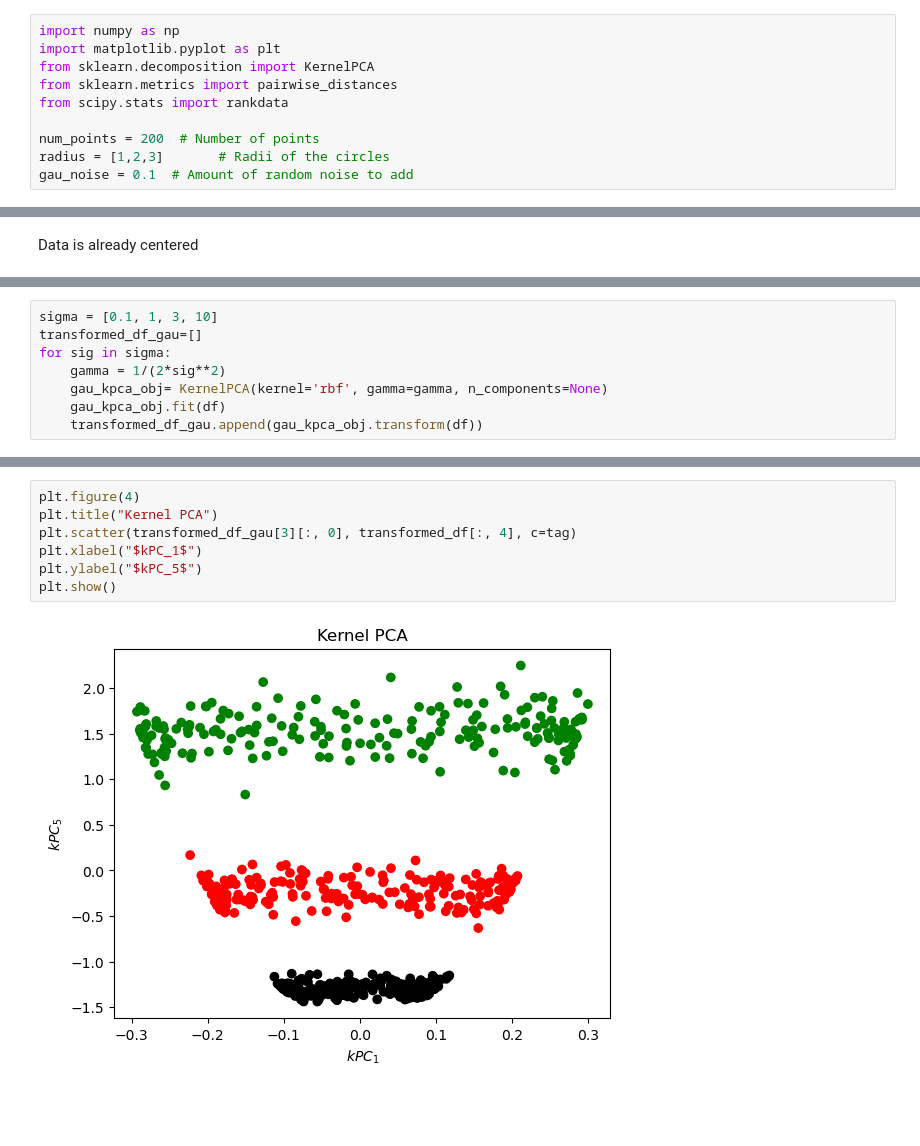
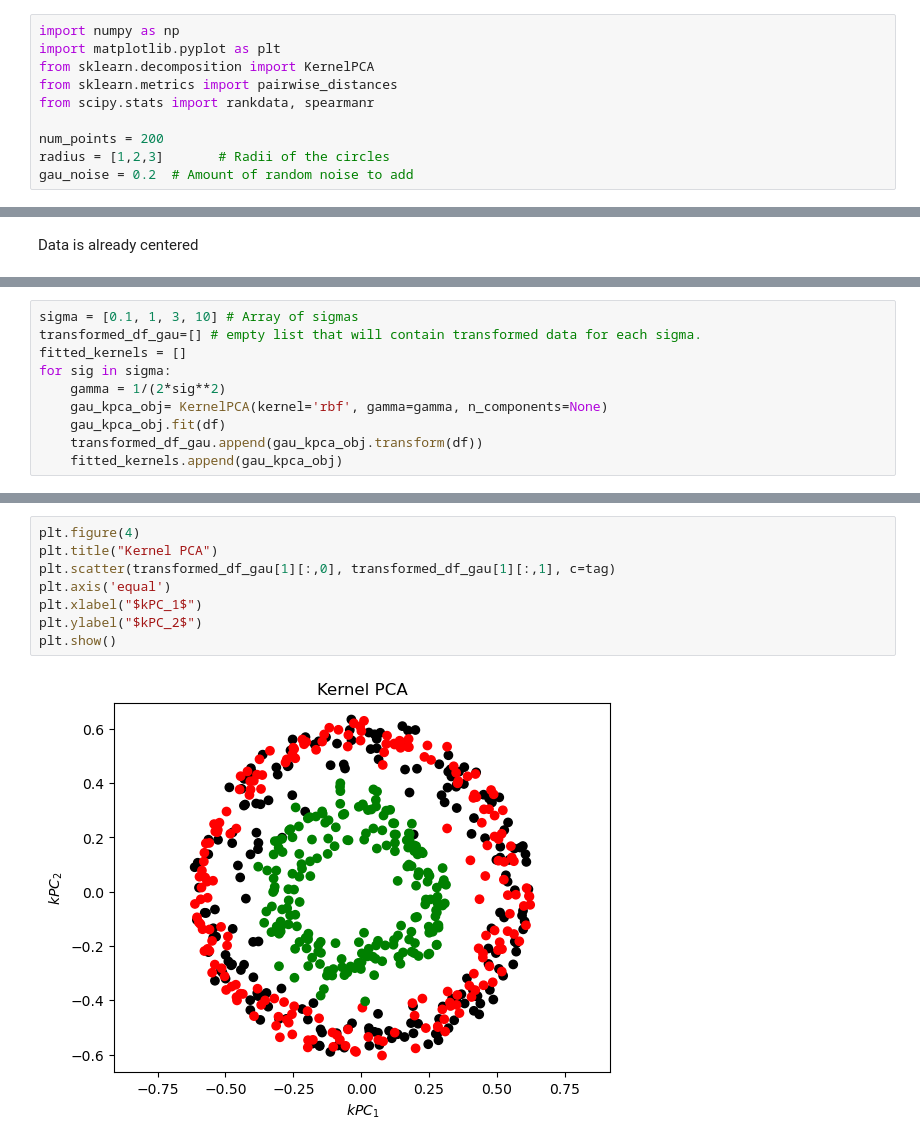
Before and after one commit to avsngh-git/Masters-Projects, a Jupyter notebook: Unsupervised-Learning/Project1.ipynb, the cells around one changed output, grey strips where cells are left out. Saved outputs shown, nothing was run; the diff lists cells and outputs as text; blank space fills up the shorter version.

```diff
--- a/Unsupervised-Learning/Project1.ipynb
+++ b/Unsupervised-Learning/Project1.ipynb
@@ -3,11 +3,11 @@ import numpy as np
 import matplotlib.pyplot as plt
 from sklearn.decomposition import KernelPCA
 from sklearn.metrics import pairwise_distances
-from scipy.stats import rankdata
+from scipy.stats import rankdata, spearmanr
 
-num_points = 200  # Number of points
+num_points = 200
 radius = [1,2,3]       # Radii of the circles
-gau_noise = 0.1  # Amount of random noise to add
+gau_noise = 0.2  # Amount of random noise to add
 # %%
 # Generate angles evenly distributed along the circle
 angles = np.linspace(0, 2 * np.pi, num_points)
@@ -119,8 +115,10 @@ shephard_diagram(flat_original_pd, flat_poly_pd)
 # %%
-sigma = [0.1, 1, 3, 10]
-transformed_df_gau=[]
+sigma = [0.1, 1, 3, 10] # Array of sigmas
+transformed_df_gau=[] # empty list that will contain transformed data for each sigma.
+fitted_kernels = []
 for sig in sigma:
     gamma = 1/(2*sig**2)
     gau_kpca_obj= KernelPCA(kernel='rbf', gamma=gamma, n_components=None)
     gau_kpca_obj.fit(df)
     transformed_df_gau.append(gau_kpca_obj.transform(df))
+    fitted_kernels.append(gau_kpca_obj)
@@ -127,10 +158,11 @@ for sig in sigma:
 # %%
 plt.figure(4)
 plt.title("Kernel PCA")
-plt.scatter(transformed_df_gau[3][:, 0], transformed_df[:, 4], c=tag)
+plt.scatter(transformed_df_gau[1][:,0], transformed_df_gau[1][:,1], c=tag)
+plt.axis('equal')
 plt.xlabel("$kPC_1$")
-plt.ylabel("$kPC_5$")
+plt.ylabel("$kPC_2$")
 plt.show()
 # %% [output]
-[figure, old version]
+[figure, new version]
 # %%
```
Also changed, not shown: parts of 28 cells of this notebook.
